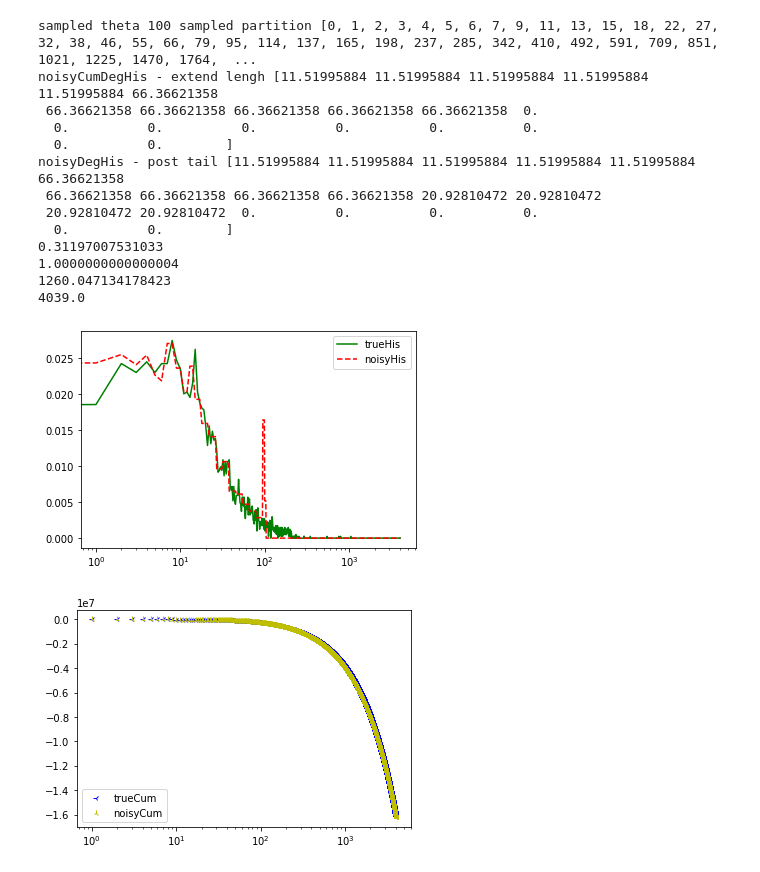
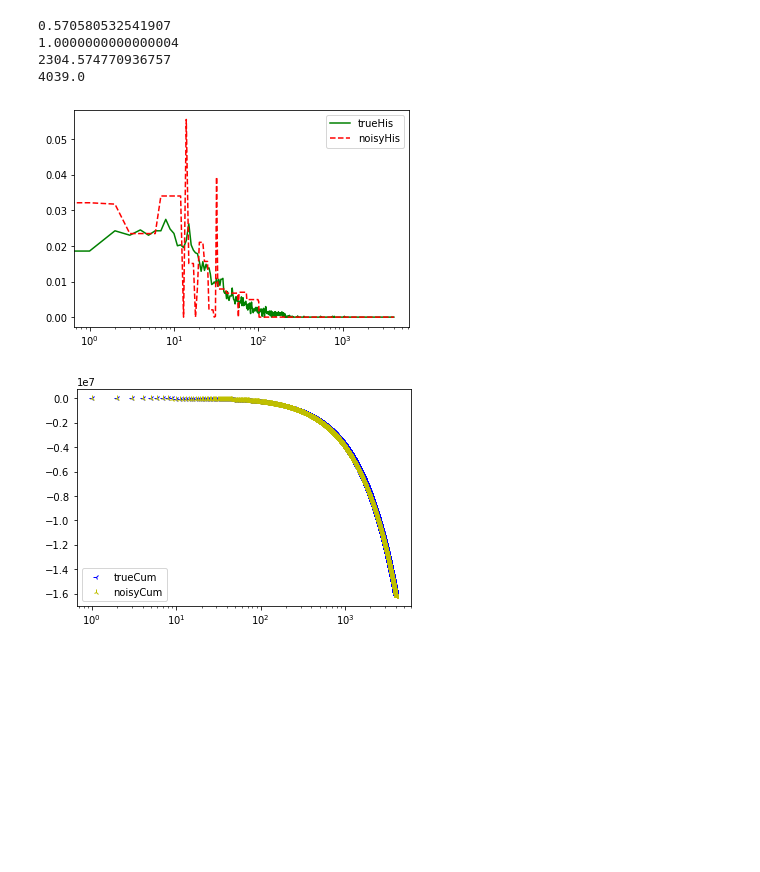
Before and after one commit to DPGraph/DPGraph, a Jupyter notebook: main.ipynb, the cells around one changed output. Cells and saved outputs as stored; diff of their text form; code cells hidden in the pictures; blank space fills up the shorter version.

```diff
--- a/main.ipynb
+++ b/main.ipynb
@@ -224,11 +224,12 @@ def extractHist(cumHist): #cumHist is noisy cumulative histogram
         hc[1] = 0
 
     while i <= theta:
-        if hc[i] < hc[i+1]:
+        if hc[i] <= hc[i+1]:
             hist[i] = max(hc[i] - hc[i-1],0)
             #print('a:', i, hist[i])
             i = i+1
         else:
+            iold = i
             jlist = list(reversed(range(i,theta+2)))
             #print(jlist)
             for j in jlist:
@@ -239,6 +240,9 @@ def extractHist(cumHist): #cumHist is noisy cumulative histogram
                         #print('b:', k, hist[k])
                     i= j+1
                     break
+            if i == iold:
+                print("i does not change", i, cumHist[i:theta])
+                break
     #print(pdfToCdf(hist))
     return hist
 
@@ -420,7 +424,7 @@ def nodeDP_edgeAdd_degCum_Lap_variant(G, maxDeg, epsilon, thetaList):
         epsilon_theta = epsilon * 0.1
         epsilon_deg = epsilon-epsilon_theta
         theta = learnTheta(G, maxDeg, epsilon_theta, epsilon_deg, thetaList)
-        print("sampled theta", theta)
+        #print("sampled theta", theta)
 
     #Edge addition algorithm from empty graph till no edges can be added keep degree bounded by theta
     degListGt = edgeAddition_DegList(G,theta)
@@ -434,7 +438,7 @@ def nodeDP_edgeAdd_degCum_Lap_variant(G, maxDeg, epsilon, thetaList):
     noisyDegCum = lap(degCum, sens, epsilon_deg)
 
     #print("noisyDegCum", noisyDegCum[0:30])
-    noisyDegCum = postprocessCdf(noisyDegCum, nodesNum) #Not Algo 3
+    noisyDegCum = postprocessCdf(noisyDegCum, len(G.nodes())) #Not Algo 3
     #print("noisyDegCum - monotonicity", noisyDegCum[0:30])
     noisyDegHis = cdfToPdf(noisyDegCum)
     noisyDegHis = extendHis(noisyDegHis,maxDeg)
@@ -456,7 +460,7 @@ def nodeDP_edgeAdd_degCum_Lap(G, maxDeg, epsilon, thetaList):
         epsilon_theta = epsilon * 0.1
         epsilon_deg = epsilon-epsilon_theta
         theta = learnTheta(G, maxDeg, epsilon_theta, epsilon_deg, thetaList)
-        print("sampled theta", theta)
+        #print("sampled theta", theta)
 
     #Edge addition algorithm from empty graph till no edges can be added keep degree bounded by theta
     degListGt = edgeAddition_DegList(G,theta)
@@ -507,7 +511,7 @@ def nodeDP_edgeAdd_degHisPart_Lap(G, maxDeg, epsilon, thetaList, rList):
         epsilon_theta = epsilon * 0.1
         epsilon_deg = epsilon-epsilon_theta
         (theta, partition) = learnThetaPartition(G, maxDeg, epsilon_theta, epsilon_deg, thetaList, partitionList)
-        print("sampled theta", theta, "sampled partition", partition)
+        #print("sampled theta", theta, "sampled partition", partition)
 
     #Edge addition algorithm from empty graph till no edges can be added keep degree bounded by theta
     degListGt = edgeAddition_DegList(G,theta)
@@ -529,9 +533,9 @@ def nodeDP_edgeAdd_degHisPart_Lap(G, maxDeg, epsilon, thetaList, rList):
             break
 
     noisyDegHis = extendHis(noisyDegHis,maxDeg)
-    print("noisyCumDegHis - extend lengh", noisyDegHis[90:110])
+    #print("noisyCumDegHis - extend lengh", noisyDegHis[90:110])
     noisyDegHis = postTail(noisyDegHis, theta)
-    print("noisyDegHis - post tail", noisyDegHis[90:110])
+    #print("noisyDegHis - post tail", noisyDegHis[90:110])
 
     return noisyDegHis
 # %%
@@ -549,39 +553,30 @@ trueHis = getDegHis(G,maxDeg)
 # %%
 ##Testing of algorithms for degree distribution
 epsilon = 1.0
 maxTheta = min(nodesNum-1,200)
 #noisyDegHis = nodeDP_nodeTrun_Smooth(G,maxDeg,epsilon, maxTheta)
 ###noisyDegHis = nodeDP_flowgraph_degSeq_Lap(G,maxDeg,epsilon, maxTheta) #works for small graph
 #thetaCandidates = list(range(maxTheta))
 #thetaCandidates = [20,40,60,80,100,120,140,160,180,200]
 thetaCandidates = [100]#[nodesNum-1]
 rCandidates = [1.2,1.5] #r determines the partition (g_i = {k:r^{i-1}<= k < r^i})
-noisyDegHis = nodeDP_edgeAdd_degHisPart_Lap(G, maxDeg, epsilon, thetaCandidates, rCandidates)
-#noisyDegHis = nodeDP_edgeAdd_degCum_Lap(G,maxDeg,epsilon,thetaCandidates)
+#noisyDegHis = nodeDP_edgeAdd_degHisPart_Lap(G, maxDeg, epsilon, thetaCandidates, rCandidates)
+noisyDegHis = nodeDP_edgeAdd_degCum_Lap(G,maxDeg,epsilon,thetaCandidates)
 #noisyDegHis = nodeDP_edgeAdd_degCum_Lap_variant(G,maxDeg,epsilon,thetaCandidates)
 
 #print("trueHist0-29", trueHis[0:30])
 #print("noisyHist0-29", noisyDegHis[0:30])
 plotHis(trueHis/nodesNum,noisyDegHis/nodesNum)
 print(difDegHis_L1(trueHis/nodesNum, noisyDegHis/nodesNum))
 print(difDegHis_L1(trueHis/nodesNum, (np.zeros(maxDeg+1))/nodesNum))
 print(difDegHis_L1(trueHis, noisyDegHis))
 print(difDegHis_L1(trueHis, (np.zeros(maxDeg+1))))
 # %% [output]
-sampled theta 100 sampled partition [0, 1, 2, 3, 4, 5, 6, 7, 9, 11, 13, 15, 18, 22, 27, 32, 38, 46, 55, 66, 79, 95, 114, 137, 165, 198, 237, 285, 342, 410, 492, 591, 709, 851, 1021, 1225, 1470, 1764,  ...
-noisyCumDegHis - extend lengh [11.51995884 11.51995884 11.51995884 11.51995884 11.51995884 66.36621358
- 66.36621358 66.36621358 66.36621358 66.36621358 66.36621358  0.
-  0.          0.          0.          0.          0.          0.
-  0.          0.        ]
-noisyDegHis - post tail [11.51995884 11.51995884 11.51995884 11.51995884 11.51995884 66.36621358
- 66.36621358 66.36621358 66.36621358 66.36621358 20.92810472 20.92810472
- 20.92810472 20.92810472  0.          0.          0.          0.
-  0.          0.        ]
-0.31197007531033
+0.570580532541907
 1.0000000000000004
-1260.047134178423
+2304.574770936757
 4039.0
-[figure, old version]
+[figure, new version]
 # %%
 cdf1=1-pdfToCdf(trueHis)
 cdf2=1-pdfToCdf(noisyDegHis)
```
Also changed, not shown: parts of 9 cells of this notebook.
